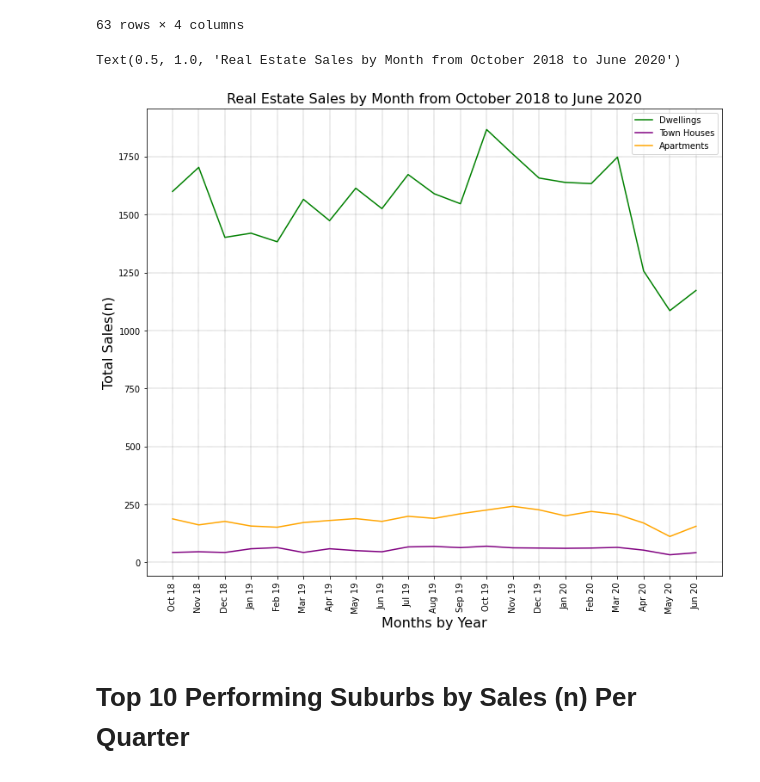
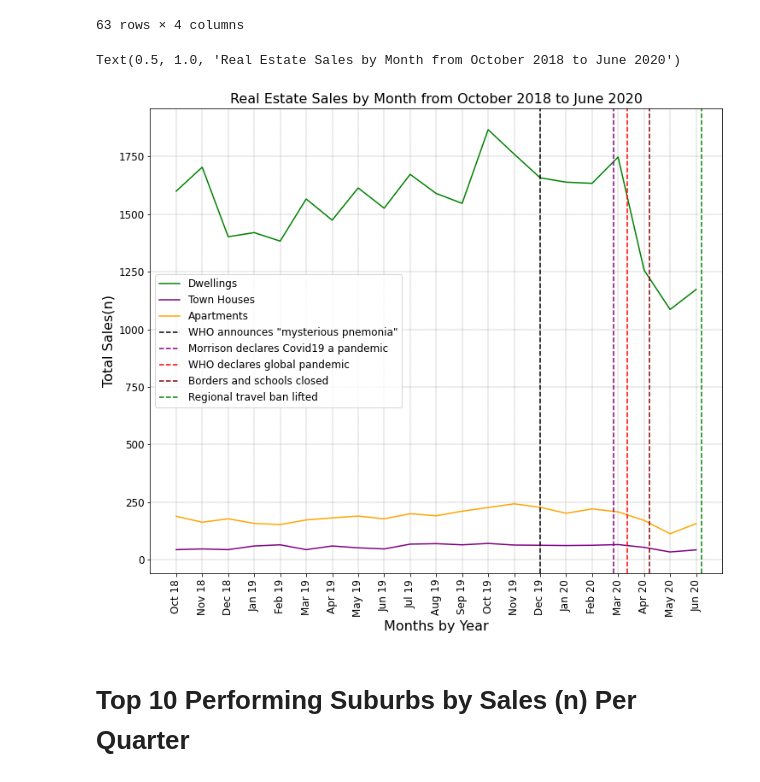
Before and after one commit to Supasyl/Data-Analytics-Project-1, a Jupyter notebook: Project 1.3 Notebooks/Data Analysis - Real Estate Sales Sept 2018 to June 2020.ipynb, the cells around one changed output. Cells and saved outputs as stored; diff of their text form; code cells hidden in the pictures.

```diff
--- a/Project 1.3 Notebooks/Data Analysis - Real Estate Sales Sept 2018 to June 2020.ipynb
+++ b/Project 1.3 Notebooks/Data Analysis - Real Estate Sales Sept 2018 to June 2020.ipynb
@@ -7,6 +7,10 @@ import seaborn as sb
 import datetime
 from scipy.stats import linregress
 import datetime
+
+#set matplotlib params
+
+plt.rcParams['font.size'] = 12
 # %%
 realestate_sales_df = pd.read_csv("aus-property-sales-sep2018-april2020.csv")
 realestate_sales_df
@@ -346,20 +358,26 @@ apartments_mn = wa_realestate_mn_ct_type_df[wa_realestate_mn_ct_type_df.Property
 # %%
 #Plot Line Graphs by Category
 
 plt.figure(figsize=(12,10))
 plt.plot(mth_lbl_lst, dwellings_mn['Sales'], label='Dwellings', color='green')
 plt.plot(mth_lbl_lst, townhouses_mn['Sales'], label='Town Houses', color='purple')
 plt.plot(mth_lbl_lst, apartments_mn['Sales'], label='Apartments', color='orange')
 plt.xlabel('Months by Year', fontsize = 16)
 plt.ylabel('Total Sales(n)', fontsize = 16)
 plt.grid(color='k', linestyle='--', linewidth=0.2)
 plt.xticks(rotation=90)
+# x coordinates for the lines (to calculate the small gradients divided the day by the total number of days in month)
+plt.axvline(x=13.99, label='WHO announces "mysterious pnemonia"',linestyle='--', color = 'k')
+plt.axvline(x=16.82, label='Morrison declares Covid19 a pandemic',linestyle='--', color = 'purple')
+plt.axvline(x=17.35, label='WHO declares global pandemic',linestyle='--', color = 'r')
+plt.axvline(x=18.2, label='Borders and schools closed',linestyle='--', color = 'maroon')
+plt.axvline(x=20.2, label='Regional travel ban lifted',linestyle='--', color = 'green')
 plt.legend()
-plt.savefig('output/line_re_sales_cat_bymn_102018_to_072020.png')
+plt.savefig('output/line_re_sales_cat_bymn_102018_to_072020.jpeg')
 plt.title('Real Estate Sales by Month from October 2018 to June 2020', fontsize = 16)
 # %% [output]
 Text(0.5, 1.0, 'Real Estate Sales by Month from October 2018 to June 2020')
-[figure, old version]
+[figure, new version]
 # %% [markdown]
 # Top 10 Performing Suburbs by Sales (n) Per Quarter
 # %%
```
Also changed, not shown: parts of 8 cells of this notebook, 13 other files.
